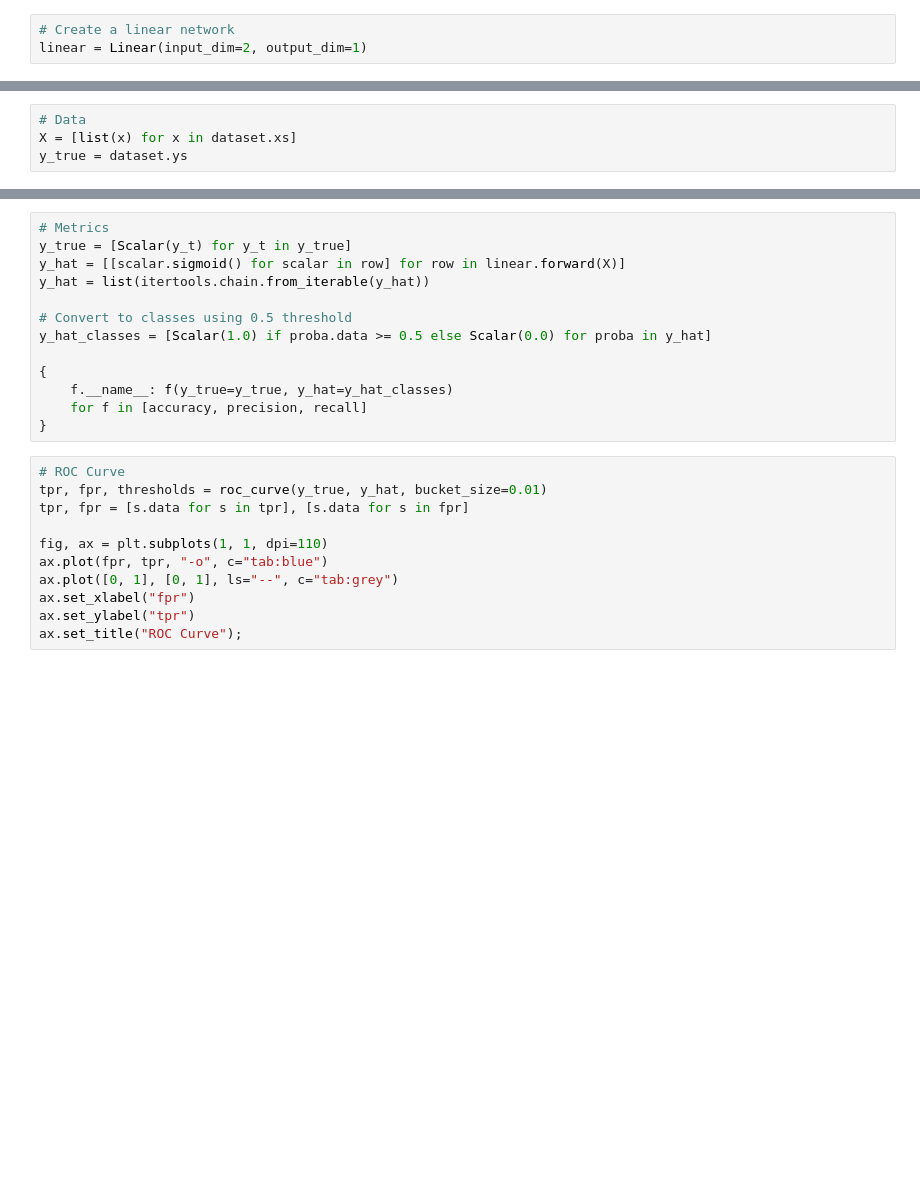
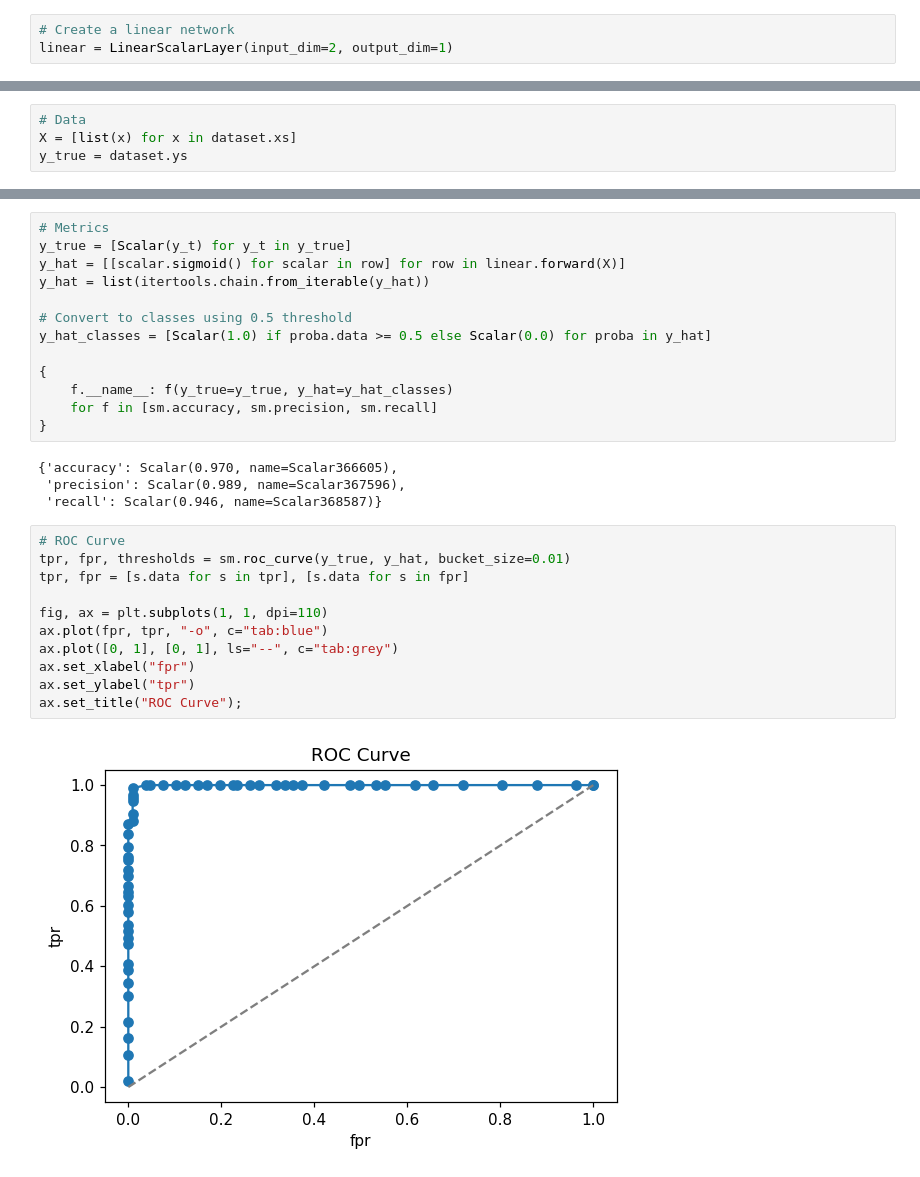
Before and after one commit to lmalms/minitorch, a Jupyter notebook: notebooks/training - classification - simple.ipynb, the cells around one changed output, grey strips where cells are left out. Drawn from its saved outputs; the diff is of its cells as text; blank space fills up the shorter version.

```diff
--- a/notebooks/training - classification - simple.ipynb
+++ b/notebooks/training - classification - simple.ipynb
@@ -47,6 +52,6 @@ fig.tight_layout();
 # %%
 # Create a linear network
-linear = Linear(input_dim=2, output_dim=1)
+linear = LinearScalarLayer(input_dim=2, output_dim=1)
 # %%
 # Define an optimizer
 optimizer = SGDOptimizer(parameters=linear.parameters(), lr=0.75)
@@ -92,19 +118,25 @@ y_hat_classes = [Scalar(1.0) if proba.data >= 0.5 else Scalar(0.0) for proba in
 
 {
     f.__name__: f(y_true=y_true, y_hat=y_hat_classes)
-    for f in [accuracy, precision, recall]
+    for f in [sm.accuracy, sm.precision, sm.recall]
 }
+# %% [output]
+{'accuracy': Scalar(0.970, name=Scalar366605),
+ 'precision': Scalar(0.989, name=Scalar367596),
+ 'recall': Scalar(0.946, name=Scalar368587)}
 # %%
 # ROC Curve
-tpr, fpr, thresholds = roc_curve(y_true, y_hat, bucket_size=0.01)
+tpr, fpr, thresholds = sm.roc_curve(y_true, y_hat, bucket_size=0.01)
 tpr, fpr = [s.data for s in tpr], [s.data for s in fpr]
 
 fig, ax = plt.subplots(1, 1, dpi=110)
 ax.plot(fpr, tpr, "-o", c="tab:blue")
 ax.plot([0, 1], [0, 1], ls="--", c="tab:grey")
 ax.set_xlabel("fpr")
 ax.set_ylabel("tpr")
 ax.set_title("ROC Curve");
+# %% [output]
+[figure, added]
 # %%
 # Visualising predictions
 fig, ax = plt.subplots(1, 1, dpi=110)
```
Also changed, not shown: parts of 10 cells of this notebook, 1 other file.
